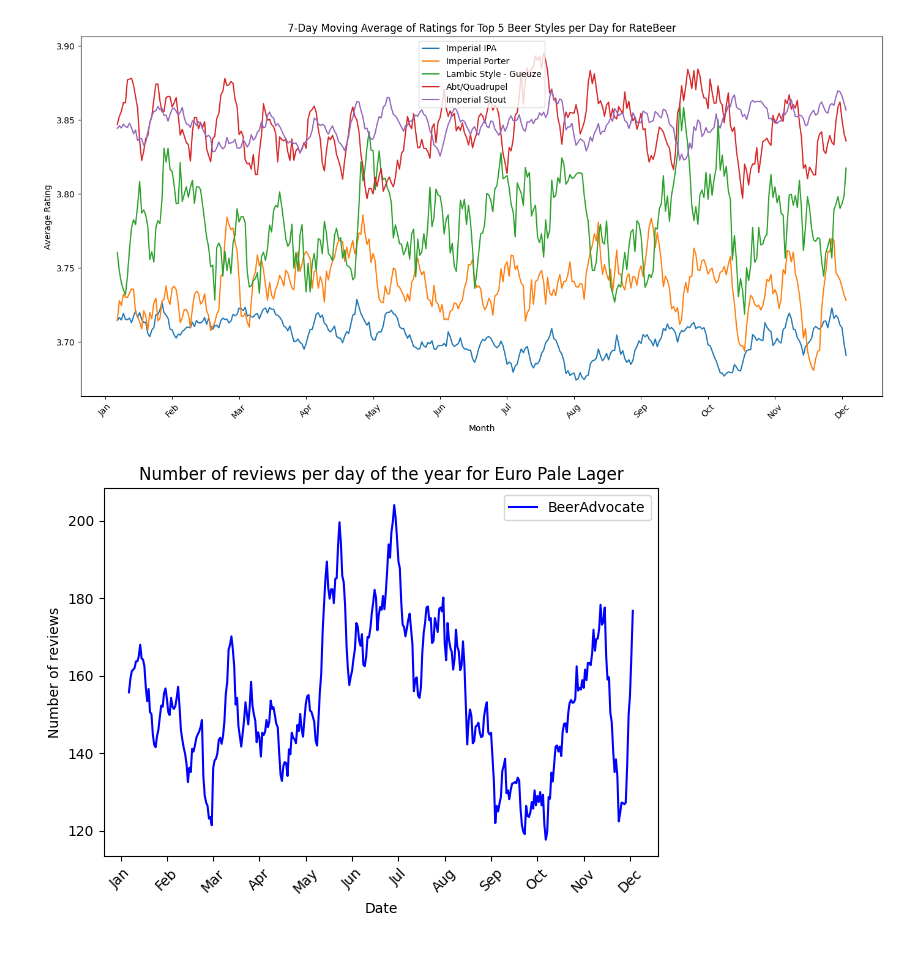
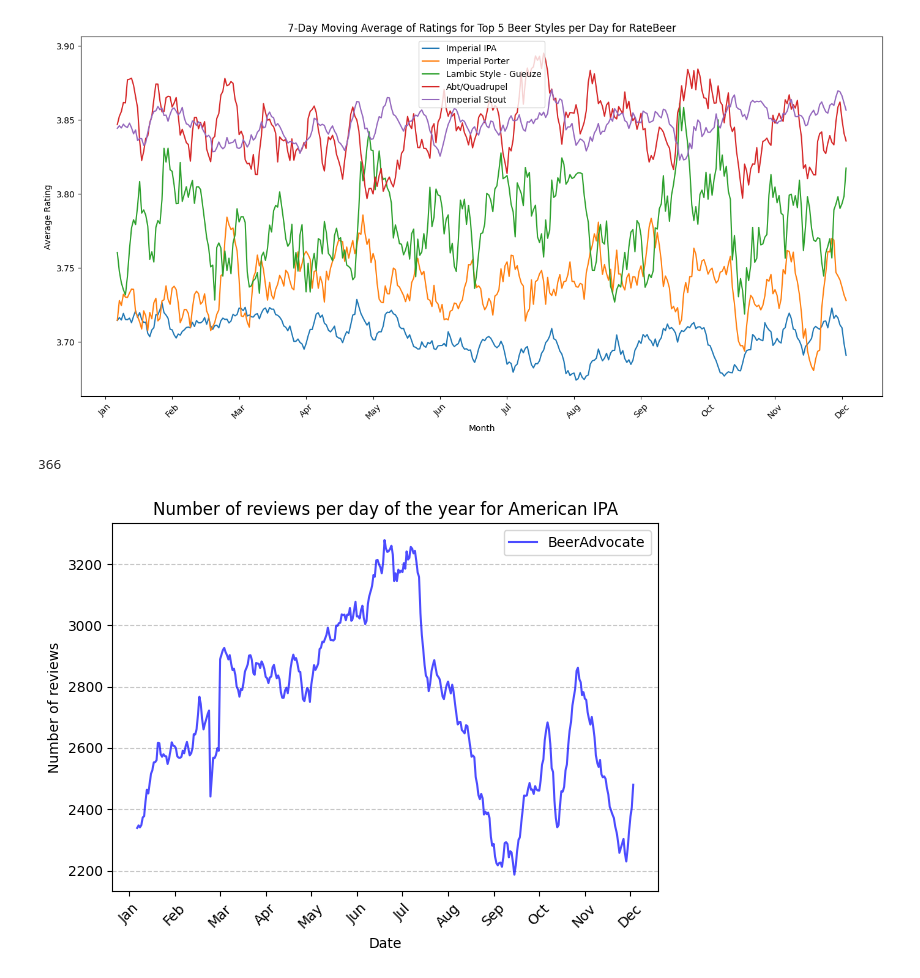
Before and after one commit to epfl-ada/ada-2024-project-pada-wan, a Jupyter notebook: time_evol.ipynb, the cells around one changed output. Saved outputs shown, nothing was run; the diff lists cells and outputs as text; code cells hidden in the pictures.

```diff
--- a/time_evol.ipynb
+++ b/time_evol.ipynb
@@ -265,15 +266,3 @@ df_ratings_BA['month_day'] = df_ratings_BA['date'].dt.strftime('%m-%d')
 
 df_ratings_RB['date'] = pd.to_datetime(df_ratings_RB['date'])
 df_ratings_RB['month_day'] = df_ratings_RB['date'].dt.strftime('%m-%d')
-# %%
-#normalize the number of ratings for each year
-df_ratings_BA['year'] = df_ratings_BA['date'].dt.year
-df_ratings_RB['year'] = df_ratings_RB['date'].dt.year
-
-# Calculate the number of ratings per day of the year
-ratings_per_day_BA = df_ratings_BA.groupby('month_day')['rating'].count()
-ratings_per_day_RB = df_ratings_RB.groupby('month_day')['rating'].count()
-
-# Normalize the number of ratings per day of the year
-ratings_per_day_BA = ratings_per_day_BA.groupby('month_day').transform(lambda x: (x - x.min()) / (x.max() - x.min()))
-ratings_per_day_RB = ratings_per_day_RB.groupby('month_day').transform(lambda x: (x - x.min()) / (x.max() - x.min()))
@@ -357,24 +341,27 @@ plt.show()
 [figure]
 # %%
 #plot the number of ratings per day of the year for a specific style
-style = 'Euro Pale Lager'
+style = 'American IPA'
 
 ratings_per_day_BA = df_ratings_BA[df_ratings_BA['style'] == style].groupby('month_day')['rating'].count()
+print(len(ratings_per_day_BA))
 #7-day moving average
 ratings_per_day_BA = ratings_per_day_BA.rolling(window=7).mean()
 
-plt.plot(ratings_per_day_BA, label='BeerAdvocate', color='blue')
+plt.plot(ratings_per_day_BA, label='BeerAdvocate', color='blue', alpha=0.7)
 
 months = ['Jan', 'Feb', 'Mar', 'Apr', 'May', 'Jun', 'Jul', 'Aug', 'Sep', 'Oct', 'Nov', 'Dec']
 plt.xticks(ticks=range(0, len(ratings_per_day_BA), int(len(ratings_per_day_BA) / 11)), labels=months)
 plt.xticks(rotation=45)
 
+plt.grid(axis='y', linestyle='--', alpha=0.7)
 plt.title(f'Number of reviews per day of the year for {style}')
 plt.xlabel('Date')
 plt.ylabel('Number of reviews')
 plt.legend()
 
 plt.tight_layout()
 plt.show()
 # %% [output]
+366
-[figure, old version]
+[figure, new version]
```
Also changed, not shown: parts of 6 cells of this notebook, 5 other files.
